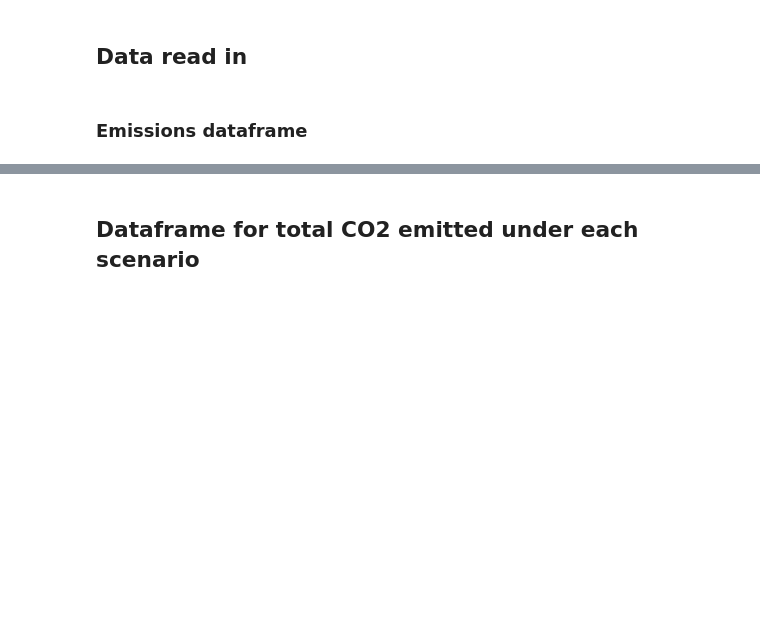
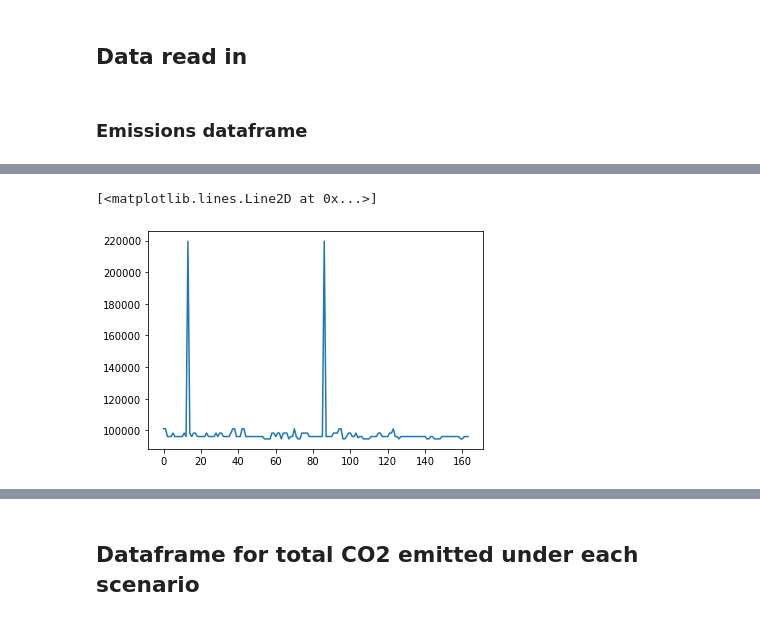
Before and after one commit to lfreese/BC-IRF, a Jupyter notebook: contours_plotting.ipynb, the cells around one changed output, grey strips where cells are left out. Drawn from its saved outputs; the diff is of its cells as text; code cells hidden in the pictures; blank space fills up the shorter version.

```diff
--- a/contours_plotting.ipynb
+++ b/contours_plotting.ipynb
@@ -112,0 +171,5 @@ loc_mean_df
+# %%
+plt.plot(CGP_df['EMISFACTOR.CO2'])
+# %% [output]
+[<matplotlib.lines.Line2D at 0x...>]
+[figure, added]
```
Also changed, not shown: parts of 74 cells of this notebook, 4 other files.
